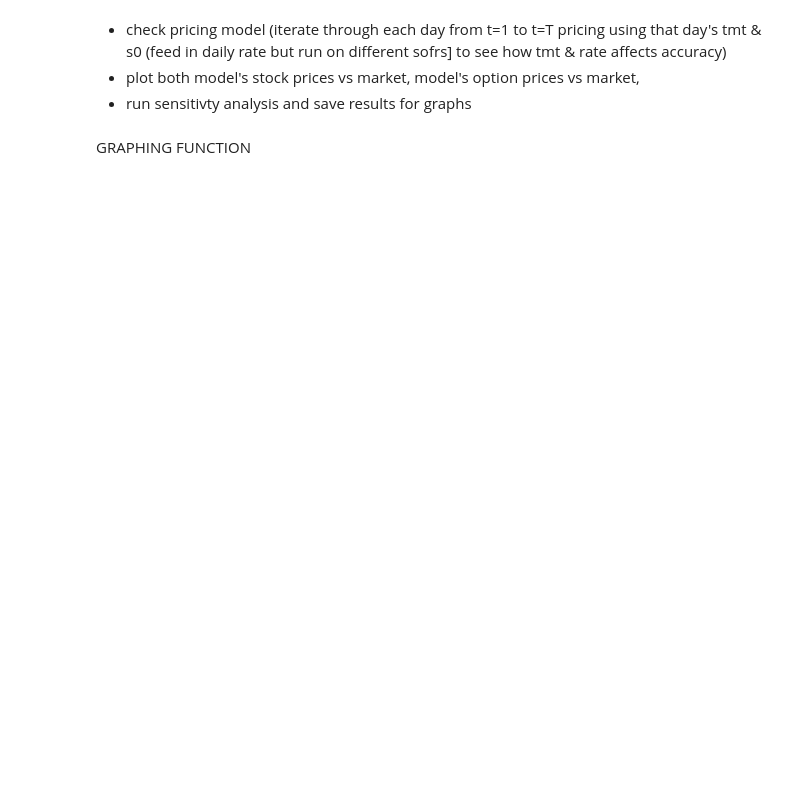
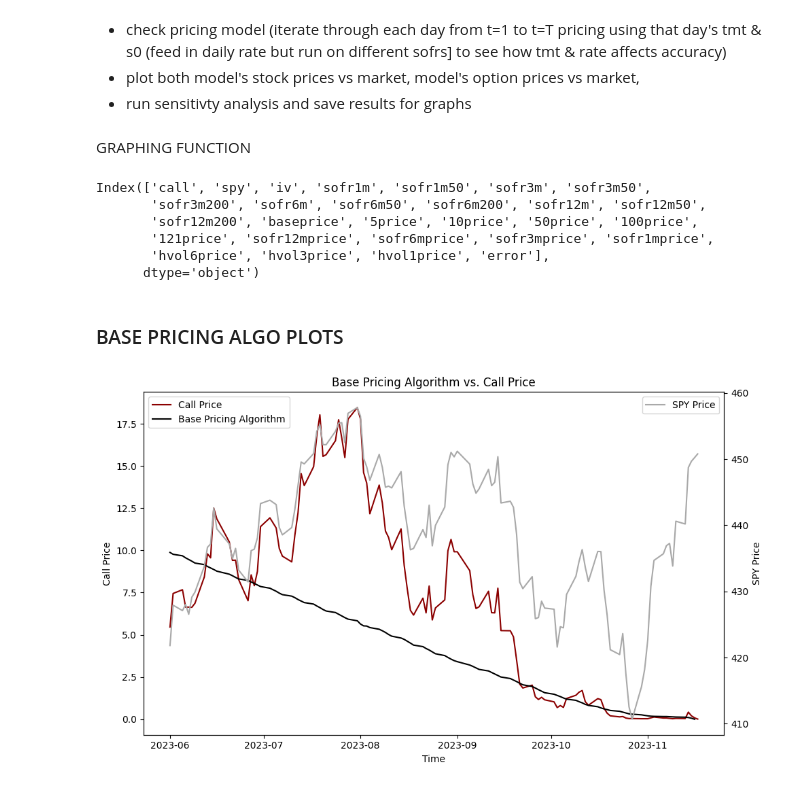
Before and after one commit to drewcarranti/binom_opt_pricing, a Jupyter notebook: pricing/opt_pricing.ipynb, the cells around one changed output. Drawn from its saved outputs; the diff is of its cells as text; code cells hidden in the pictures; blank space fills up the shorter version.

```diff
--- a/pricing/opt_pricing.ipynb
+++ b/pricing/opt_pricing.ipynb
@@ -433,8 +463,8 @@ def _pop_price_over_time(calldf, putdf, s0 : float, k : float, n : int, r : floa
         _pop_varied_rates_prices(calldf, ratecols, s0, k, n, tmt, hvol, prec, "call", div, datestr)
         _pop_varied_rates_prices(putdf, ratecols, s0, k, n, tmt, hvol, prec, "put", div, datestr)
         # fill in historical vol & ivol varied prices
-        _pop_varied_vol_prices(calldf, hist, start, s0, k, tmt, r, prec, "call", div)
-        _pop_varied_vol_prices(putdf, hist, start, s0, k, tmt, r, prec, "put", div)
+        _pop_varied_vol_prices(calldf, hist, start, s0, k, tmt, r, prec, "call", div, datestr)
+        _pop_varied_vol_prices(putdf, hist, start, s0, k, tmt, r, prec, "put", div, datestr)
         print(f'{datestr} complete')
     return calldf, putdf
 # %% [markdown]
@@ -447,9 +477,9 @@ hist = '2022-06-01' # 1 year of historical data
 t0 = '2023-06-01' # observation date (i.e, t = 0)
 end = '2023-11-17' # expiration date (i.e, t = n)
 # market params
-rate = call['sofr12m'].loc[datetime(2023, 6, 1, 0, 0)]/100  # get t = 0 rate
+rate = call['sofr6m'].loc[datetime(2023, 6, 1, 0, 0)]/100  # get t = 0 rate for 6m
 histdf = _get_hdata('SPY', hist, end) # get historical data
-hvol = _get_hvol(histdf, hist, t0, prec) # get 1yr historical volatility
+hvol = _get_hvol(histdf, '2022-11-24', t0, prec) # get 6m historical volatility
 div = {start : 0, "2023-06-16" : 1.64, "2023-09-15" : 1.58} # use ex-dividend dates
 # contract params
 type = "call" # option type
@@ -457,12 +487,12 @@ tdays = np.busday_count(np.datetime64(t0), np.datetime64(end))
 t = tdays / 252 # tmt per annum
 s0 = 421.82 # market price as of 6/1/23
 k = 455 # strike
-n = 6 # steps
+n = 50 # steps
 prec = 2 # precision
 # %% [markdown]
 VARIED PARAMS
 # %%
-steps = [10, 20, 30, 40, 50, 60, 70, 80, 90, 100, 110]
+steps = [5, 10, 50, 100, 121]
 ratecols = ['sofr12m', 'sofr6m', 'sofr3m', 'sofr1m']
 # %%
 call, put = _pop_price_over_time(call, put, s0, k, n, rate, hvol, prec, div, ratecols, steps, hist, t0, end)
@@ -498,3 +528,6 @@ call.head()
+# %%
+call['error'] = call['baseprice'] - call['call']
+put['error'] = put['baseprice'] - put['put']
 # %%
 call.to_csv('../csvs/spycall_priced.csv', index=False)
 put.to_csv('../csvs/spyput_priced.csv', index=False)
@@ -524,3 +557,36 @@ def plot_xy(x, y, title, x_label, y_label, legend_label=None):
 
 # df['Date'] = pd.to_datetime(df['Date'])
 # plot_xy(df['Date'], df['Option Gamma'],title='Option Gamma Time Series', x_label='Date', y_label='Option Gamma', legend_label='Option Gamma')
+# %%
+call.columns
+# %% [output]
+Index(['call', 'spy', 'iv', 'sofr1m', 'sofr1m50', 'sofr3m', 'sofr3m50',
+       'sofr3m200', 'sofr6m', 'sofr6m50', 'sofr6m200', 'sofr12m', 'sofr12m50',
+       'sofr12m200', 'baseprice', '5price', '10price', '50price', '100price',
+       '121price', 'sofr12mprice', 'sofr6mprice', 'sofr3mprice', 'sofr1mprice',
+       'hvol6price', 'hvol3price', 'hvol1price', 'error'],
+      dtype='object')
+# %% [markdown]
+### BASE PRICING ALGO PLOTS
+# %%
+fig, ax1 = plt.subplots(figsize=(10, 6))
+
+color = 'tab:red'
+ax1.set_xlabel('Time')
+ax1.set_ylabel('Call Price', color='black')
+ax1.plot(call['call'], color='darkred', label='Call Price')
+ax1.plot(call['baseprice'], color='black', label='Base Pricing Algorithm')
+ax1.tick_params(axis='y', labelcolor='black')
+ax1.legend(loc='upper left')
+
+ax2 = ax1.twinx()
+ax2.set_ylabel('SPY Price', color='black')
+ax2.plot(call['spy'], color='darkgrey', label='SPY Price')
+ax2.tick_params(axis='y', labelcolor='black')
+ax2.legend(loc='upper right')
+
+plt.title('Base Pricing Algorithm vs. Call Price')
+fig.tight_layout()
+plt.show()
+# %% [output]
+[figure, added]
```
Also changed, not shown: parts of 19 cells of this notebook, 2 other files.
